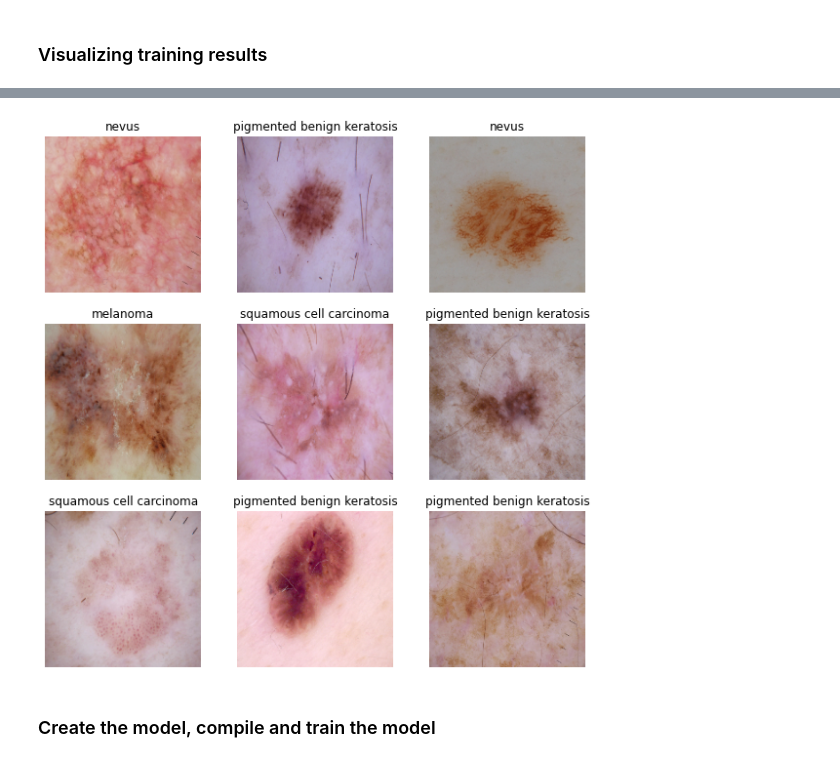
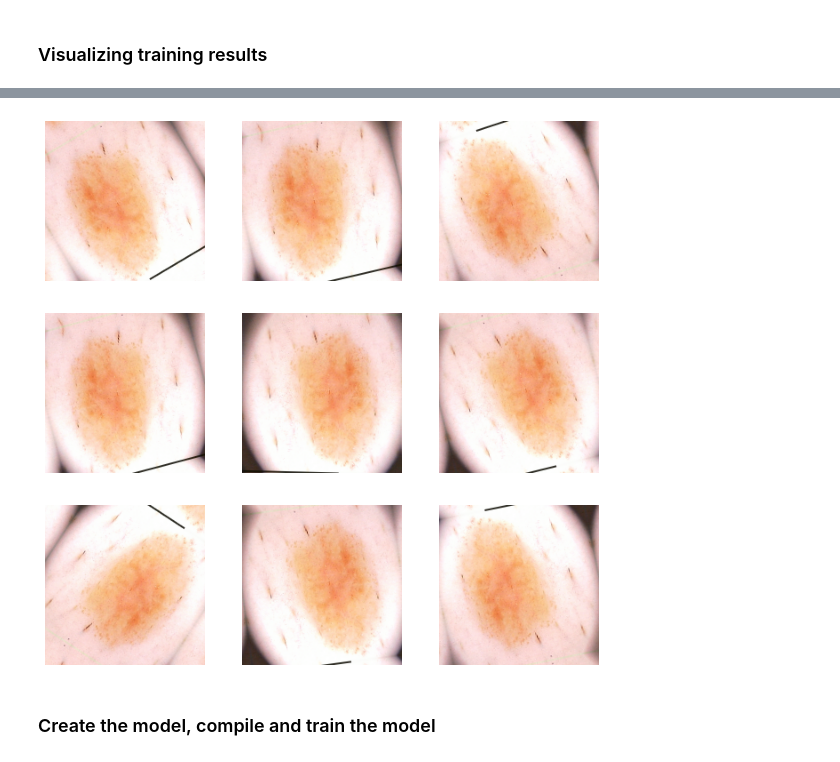
Before and after one commit to yashyasviagarwal/MelanomaDetectionCNN, a Jupyter notebook: MelanomaDetectionCNN.ipynb, the cells around one changed output, grey strips where cells are left out. Saved outputs shown, nothing was run; the diff lists cells and outputs as text; code cells hidden in the pictures.

```diff
--- a/MelanomaDetectionCNN.ipynb
+++ b/MelanomaDetectionCNN.ipynb
@@ -62,9 +111,8 @@ This assignment uses a dataset of about 2357 images of skin cancer types. The da
 # %%
 # Defining the path for train and test images
 ## Todo: Update the paths of the train and test dataset
-root_path = '/content/gdrive/MyDrive/CNN/Skin_Data_Store'
-data_dir_train = pathlib.Path(root_path + '/Train')
-data_dir_test = pathlib.Path(root_path + '/Test')
+data_dir_train = pathlib.Path("/tmp/MelanomaDetectionCNN-main/SkinCancerDataset/Train")
+data_dir_test = pathlib.Path('/tmp/MelanomaDetectionCNN-main/SkinCancerDataset/Test')
 # %%
 image_count_train = len(list(data_dir_train.glob('*/*.jpg')))
 print(image_count_train)
@@ -139,12 +174,13 @@ print(class_names)
 #### Todo, create a code to visualize one instance of all the nine classes present in the dataset
 # %%
 import matplotlib.pyplot as plt
-
-plt.figure(figsize=(10, 10))
-for images, labels in train_ds.take(1):
-  for i in range(9):
-    ax = plt.subplot(3, 3, i + 1)
-    plt.imshow(images[i].numpy().astype("uint8"))
-    plt.title(class_names[labels[i]])
-    plt.axis("off")
+### your code goes here, you can use training or validation data to visualize
+plt.figure(figsize = (10,10))
+for i in range(len(class_names)):
+    filtered_ds = train_ds.filter(lambda x, l: tf.math.equal(l[0], i))
+    for image, label in filtered_ds.take(1):
+        ax = plt.subplot(3, 3, i+1)
+        plt.imshow(image[0].numpy().astype('uint8'))
+        plt.title(class_names[label.numpy()[0]])
+        plt.axis('off')
 # %% [output]
@@ -359,16 +301,22 @@ Found 48 images belonging to 9 classes.
+# %%
+# Todo, after you have analysed the model fit history for presence of underfit or overfit, choose an appropriate data augumentation strategy.
+# Your code goes here
+data_augmentation = tf.keras.Sequential([
+  layers.experimental.preprocessing.RandomFlip("horizontal_and_vertical"),
+  layers.experimental.preprocessing.RandomRotation(0.1),
+])
 # %%
-# visualize how your augmentation strategy works for one instance of training image.
-import matplotlib.pyplot as plt
-
+# Todo, visualize how your augmentation strategy works for one instance of training image.
+# Your code goes here
 plt.figure(figsize=(10, 10))
-for images, labels in train_ds.take(1):
+for images, _ in train_ds.take(1):
   for i in range(9):
+    augmented_images = data_augmentation(images)
     ax = plt.subplot(3, 3, i + 1)
-    plt.imshow(images[i].numpy().astype("uint8"))
-    plt.title(class_names[labels[i]])
+    plt.imshow(augmented_images[0].numpy().astype("uint8"))
     plt.axis("off")
 # %% [output]
-[figure, old version]
+[figure, new version]
 # %% [markdown]
 
 ### Create the model, compile and train the model
```
Also changed, not shown: parts of 58 cells of this notebook.
